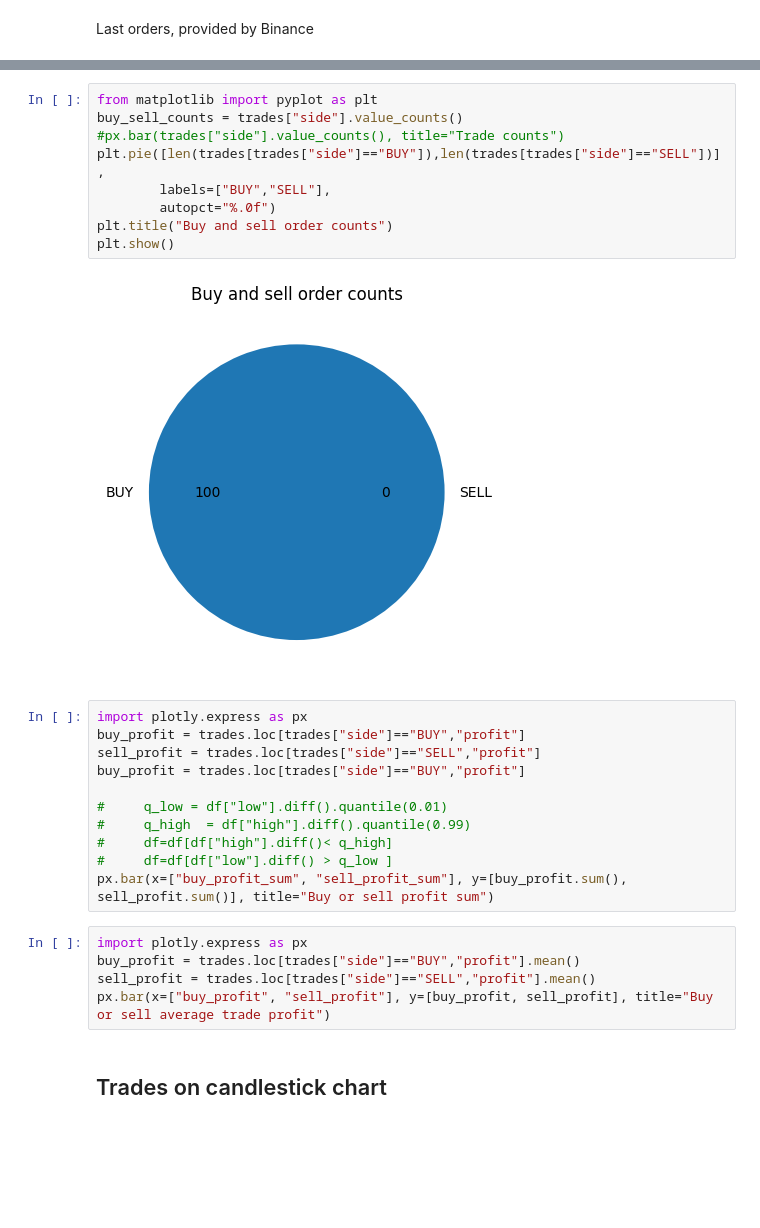
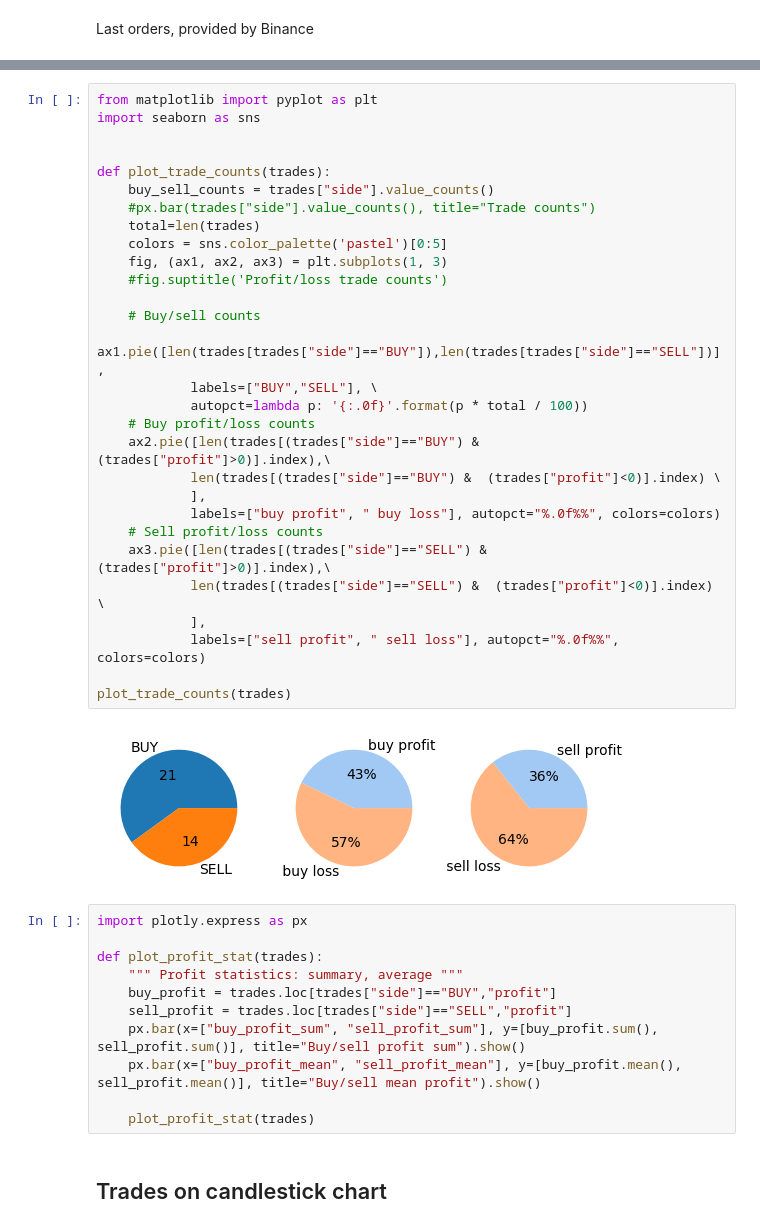
Before and after one commit to DmitryPukhov/pytrade2, a Jupyter notebook: analysis/PredictLowHighStrategy EDA.ipynb, the cells around one changed output, grey strips where cells are left out. Saved outputs shown, nothing was run; the diff lists cells and outputs as text; blank space fills up the shorter version.

```diff
--- a/analysis/PredictLowHighStrategy EDA.ipynb
+++ b/analysis/PredictLowHighStrategy EDA.ipynb
@@ -212,30 +221,45 @@ orders.tail()
-# %%
-from matplotlib import pyplot as plt
-buy_sell_counts = trades["side"].value_counts()
-#px.bar(trades["side"].value_counts(), title="Trade counts")
-plt.pie([len(trades[trades["side"]=="BUY"]),len(trades[trades["side"]=="SELL"])],
-        labels=["BUY","SELL"],
-        autopct="%.0f")
-plt.title("Buy and sell order counts")
-plt.show()
-# %% [output]
-[figure, removed]
+# %%
+from matplotlib import pyplot as plt
+import seaborn as sns
+
+
+def plot_trade_counts(trades):
+    buy_sell_counts = trades["side"].value_counts()
+    #px.bar(trades["side"].value_counts(), title="Trade counts")
+    total=len(trades)
+    colors = sns.color_palette('pastel')[0:5]
+    fig, (ax1, ax2, ax3) = plt.subplots(1, 3)
+    #fig.suptitle('Profit/loss trade counts')
+
+    # Buy/sell counts
+    ax1.pie([len(trades[trades["side"]=="BUY"]),len(trades[trades["side"]=="SELL"])],
+            labels=["BUY","SELL"], \
+            autopct=lambda p: '{:.0f}'.format(p * total / 100))
+    # Buy profit/loss counts
+    ax2.pie([len(trades[(trades["side"]=="BUY") &  (trades["profit"]>0)].index),\
+            len(trades[(trades["side"]=="BUY") &  (trades["profit"]<0)].index) \
+            ],
+            labels=["buy profit", " buy loss"], autopct="%.0f%%", colors=colors)
+    # Sell profit/loss counts
+    ax3.pie([len(trades[(trades["side"]=="SELL") &  (trades["profit"]>0)].index),\
+            len(trades[(trades["side"]=="SELL") &  (trades["profit"]<0)].index) \
+            ],
+            labels=["sell profit", " sell loss"], autopct="%.0f%%", colors=colors)
+
+plot_trade_counts(trades)
+# %% [output]
+[figure, added]
 # %%
 import plotly.express as px
-buy_profit = trades.loc[trades["side"]=="BUY","profit"]
-sell_profit = trades.loc[trades["side"]=="SELL","profit"]
-buy_profit = trades.loc[trades["side"]=="BUY","profit"]
 
-#     q_low = df["low"].diff().quantile(0.01)
-#     q_high  = df["high"].diff().quantile(0.99)
-#     df=df[df["high"].diff()< q_high]
-#     df=df[df["low"].diff() > q_low ]
-px.bar(x=["buy_profit_sum", "sell_profit_sum"], y=[buy_profit.sum(), sell_profit.sum()], title="Buy or sell profit sum")
+def plot_profit_stat(trades):
+    """ Profit statistics: summary, average """
+    buy_profit = trades.loc[trades["side"]=="BUY","profit"]
+    sell_profit = trades.loc[trades["side"]=="SELL","profit"]
+    px.bar(x=["buy_profit_sum", "sell_profit_sum"], y=[buy_profit.sum(), sell_profit.sum()], title="Buy/sell profit sum").show()
+    px.bar(x=["buy_profit_mean", "sell_profit_mean"], y=[buy_profit.mean(), sell_profit.mean()], title="Buy/sell mean profit").show()
+
+    plot_profit_stat(trades)
-# %%
-import plotly.express as px
-buy_profit = trades.loc[trades["side"]=="BUY","profit"].mean()
-sell_profit = trades.loc[trades["side"]=="SELL","profit"].mean()
-px.bar(x=["buy_profit", "sell_profit"], y=[buy_profit, sell_profit], title="Buy or sell average trade profit")
 # %% [markdown]
 ## Trades on candlestick chart
 # %%
```
Also changed, not shown: parts of 25 cells of this notebook.
